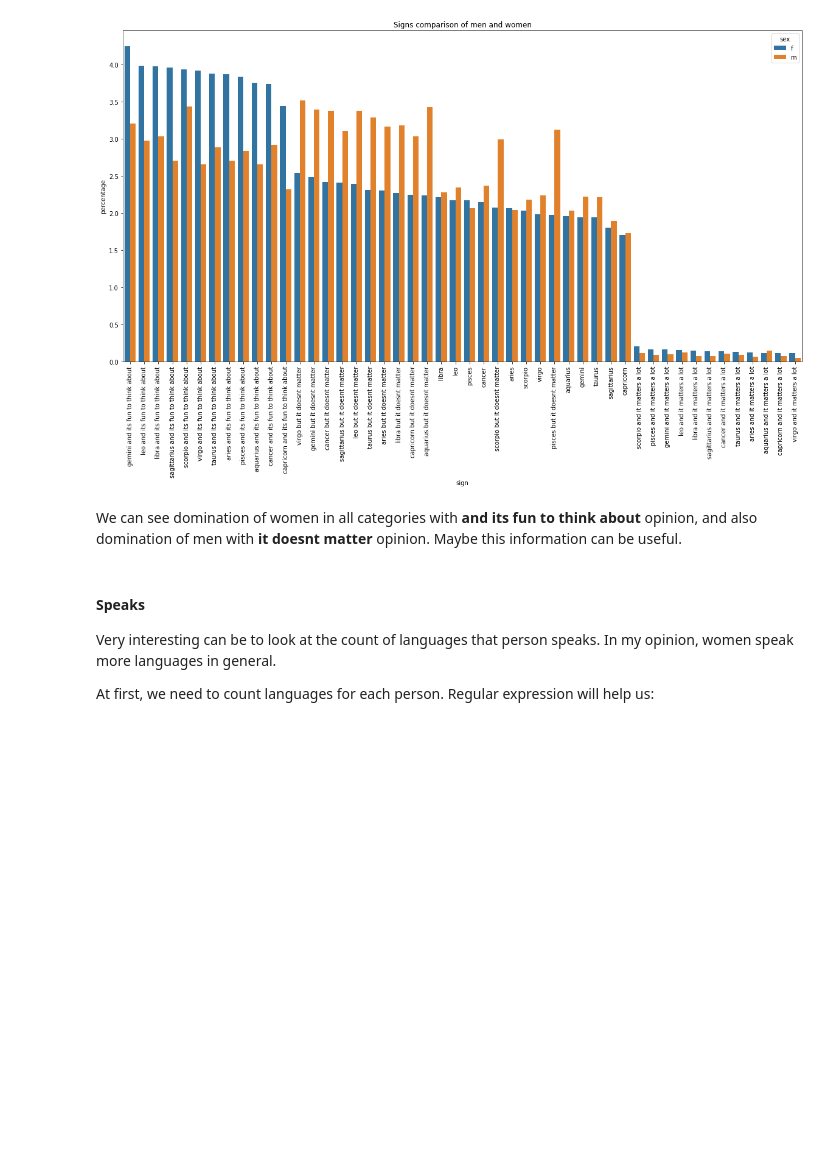
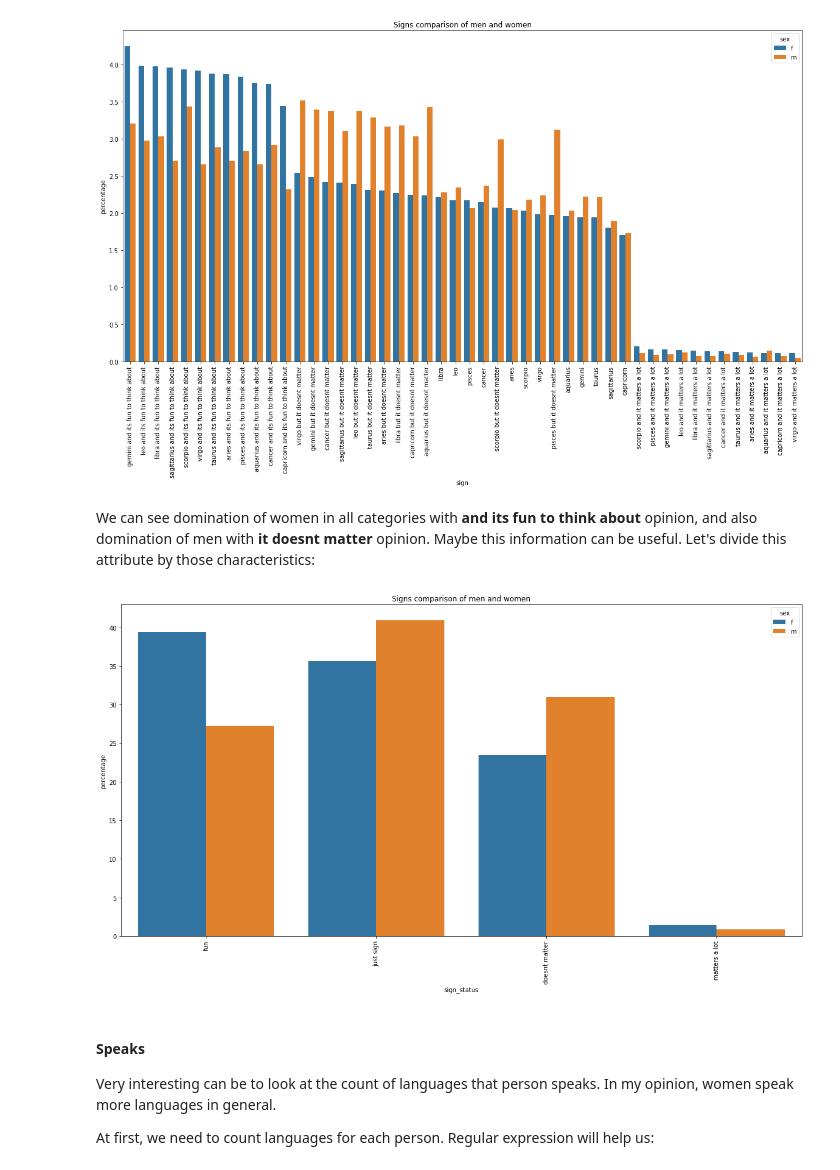
Before and after one commit to pmacinec/vos2-men-women-classification, a Jupyter notebook: projekt1_macinec.ipynb, the cells around one changed output. Drawn from its saved outputs; the diff is of its cells as text; code cells hidden in the pictures; blank space fills up the shorter version.

```diff
--- a/projekt1_macinec.ipynb
+++ b/projekt1_macinec.ipynb
@@ -395,4 +395,4 @@ grouped_barplot('sign', 'Signs comparison of men and women', (20, 10), 90)
 # %% [output]
 [figure]
 # %% [markdown]
-We can see domination of women in all categories with **and its fun to think about** opinion, and also domination of men with **it doesnt matter** opinion. Maybe this information can be useful.
+We can see domination of women in all categories with **and its fun to think about** opinion, and also domination of men with **it doesnt matter** opinion. Maybe this information can be useful. Let's divide this attribute by those characteristics:
@@ -399,3 +413,7 @@ We can see domination of women in all categories with **and its fun to think abo
+# %%
+grouped_barplot('sign_status', 'Signs comparison of men and women', (20, 10), 90)
+# %% [output]
+[figure, added]
 # %% [markdown]
 #### Speaks
 
```
Also changed, not shown: parts of 87 cells of this notebook.
